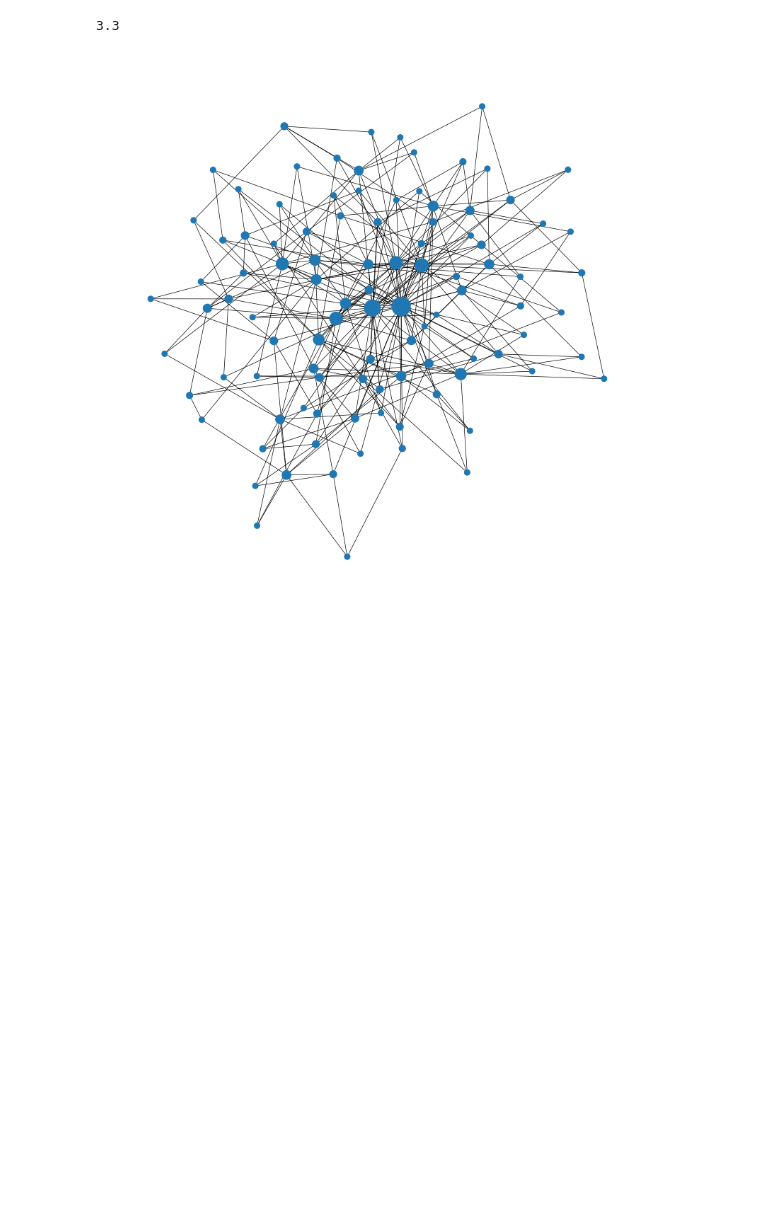
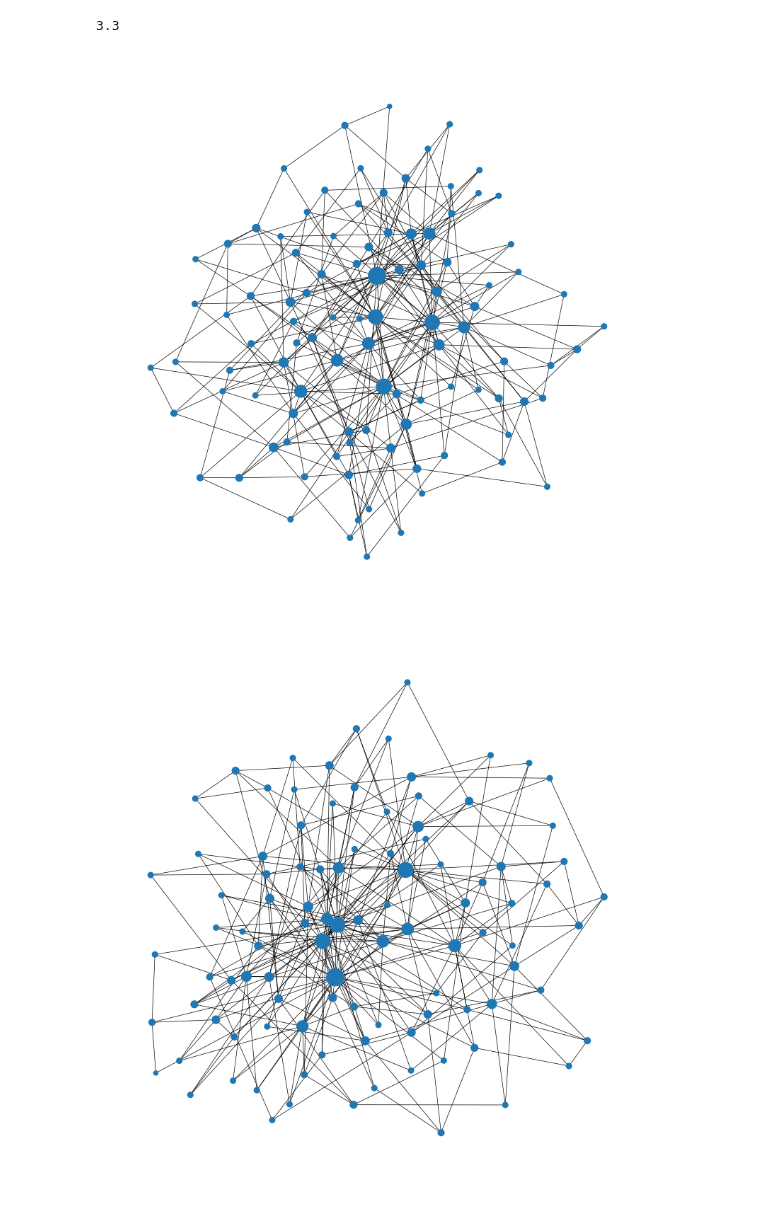
Before and after one commit to VictorianHues/Stochastic-SpatialModels_Assignment2, a Jupyter notebook: problem2.ipynb, the cells around one changed output. Saved outputs shown, nothing was run; the diff lists cells and outputs as text; code cells hidden in the pictures; blank space fills up the shorter version.

```diff
--- a/problem2.ipynb
+++ b/problem2.ipynb
@@ -24,10 +24,12 @@ def plot_graph_spectral(network):
         node_sizes[edge[1]] += 1
     nx.draw(network, width=0.5, pos=layout, node_size=10*node_sizes, ax=ax)
 # %%
-network = nx.barabasi_albert_graph(100, 3)
+barabasiNet = nx.barabasi_albert_graph(100, 3)
 
-plot_graph(network)
+plot_graph_spectral(barabasiNet)
+plot_graph_spring(barabasiNet)
 # %% [output]
-[figure, old version]
+[figure, new version]
+[figure, added]
 # %%
 wattsStrogantz = nx.watts_strogatz_graph(100, 5, 0.2)
```
Also changed, not shown: parts of 2 cells of this notebook.
